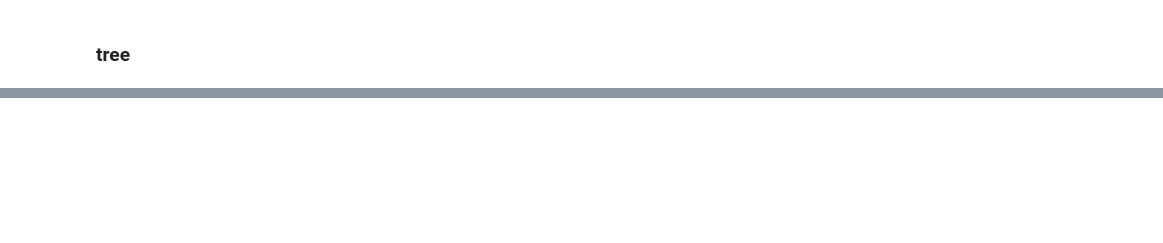
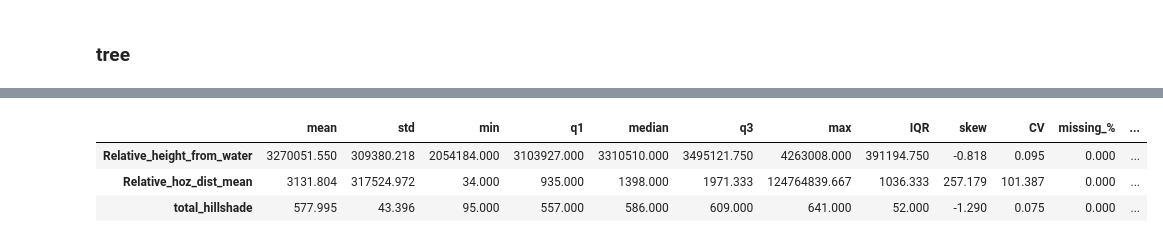
Before and after one commit to JamieSH03/ML-assing-2, a Jupyter notebook: Assingment2.2.ipynb, the cells around one changed output, grey strips where cells are left out. Cells and saved outputs as stored; diff of their text form; code cells hidden in the pictures; blank space fills up the shorter version.

```diff
--- a/Assingment2.2.ipynb
+++ b/Assingment2.2.ipynb
@@ -289,0 +403,83 @@ test_tree(pca_X_smote,pca_y_smote)
+# %%
+import numpy as np
+import pandas as pd
+from scipy.stats import skew
+from sklearn.feature_selection import f_classif, mutual_info_classif
+
+# ---- 1) Configure your engineered features here ----
+eng_cols = [
+    "Relative_hoz_dist_mean",
+    "total_hillshade",
+    "Relative_height_from_water",
+]
+
+# df = your original frame, df_eng = engineered columns frame with the cols above
+# y should be a 1D array/Series of your class labels (same index as df/df_eng)
+
+def summarize_engineered_features(df_eng: pd.DataFrame, y: pd.Series, eng_cols: list):
+    """Return a tidy summary table comparing engineered features:
+       descriptives + ANOVA F + Mutual Information vs multiclass target y.
+    """
+    # Keep numeric only (coerce junk to NaN)
+    X = df_eng[eng_cols].apply(pd.to_numeric, errors="coerce")
+
+    # Descriptive statistics
+    desc = pd.DataFrame(index=eng_cols)
+    desc["count"]     = X.notna().sum()
+    desc["missing_%"] = (1 - X.notna().mean()) * 100
+    desc["mean"]      = X.mean()
+    desc["std"]       = X.std(ddof=1)
+    desc["min"]       = X.min()
+    desc["q1"]        = X.quantile(0.25)
+    desc["median"]    = X.quantile(0.50)
+    desc["q3"]        = X.quantile(0.75)
+    desc["max"]       = X.max()
+    desc["IQR"]       = desc["q3"] - desc["q1"]
+    # robust skew (ignore NaN)
+    desc["skew"]      = X.apply(lambda s: skew(s.dropna(), bias=False) if s.dropna().size > 2 else np.nan)
+    # coefficient of variation (avoid div by zero)
+    desc["CV"]        = desc["std"] / desc["mean"].replace({0: np.nan})
+
+    # Predictive signal (align y, drop rows with any NaN in X)
+    mask = X.notna().all(axis=1) & pd.notna(y)
+    X_clean = X.loc[mask, :]
+    y_clean = y.loc[mask]
+
+    # ANOVA F (needs finite)
+    F_vals, p_vals = f_classif(X_clean.values, y_clean.values)
+    mi_vals = mutual_info_classif(X_clean.values, y_clean.values, discrete_features=False, random_state=42)
+
+    desc["ANOVA_F"] = pd.Series(F_vals, index=eng_cols)
+    desc["ANOVA_p"] = pd.Series(p_vals, index=eng_cols)
+    desc["MI"]      = pd.Series(mi_vals, index=eng_cols)
+
+    # Order columns nicely
+    cols = [
+        "mean","std","min","q1","median","q3","max","IQR","skew","CV","missing_%","ANOVA_F","ANOVA_p","MI","count"
+    ]
+    return desc[cols].sort_values("MI", ascending=False)
+
+def per_class_means(df_eng: pd.DataFrame, y: pd.Series, eng_cols: list):
+    """Return per-class means for engineered features (rows=class, cols=features)."""
+    tmp = df_eng[eng_cols].copy()
+    tmp["__y__"] = y
+    return tmp.groupby("__y__")[eng_cols].mean().sort_index()
+
+# --- Helper: pretty formatting for display in the notebook ---
+def format_table(df_summary: pd.DataFrame, float_fmt="{:.3f}"):
+    fmt = df_summary.copy()
+    for c in fmt.columns:
+        if pd.api.types.is_float_dtype(fmt[c]):
+            fmt[c] = fmt[c].map(lambda v: float_fmt.format(v) if pd.notna(v) else "")
+    return fmt
+
+summary = summarize_engineered_features(df_eng, y, eng_cols)
+display(format_table(summary))          # main table (sortable in Jupyter if you use DataFrame explorer)
+
+class_means = per_class_means(df_eng, y, eng_cols)
+display(format_table(class_means))
+# %% [output]
+|  | mean | std | min | q1 | median | q3 | max | IQR | skew | CV | missing_% | ... |
+| Relative_height_from_water | 3270051.550 | 309380.218 | 2054184.000 | 3103927.000 | 3310510.000 | 3495121.750 | 4263008.000 | 391194.750 | -0.818 | 0.095 | 0.000 | ... |
+| Relative_hoz_dist_mean | 3131.804 | 317524.972 | 34.000 | 935.000 | 1398.000 | 1971.333 | 124764839.667 | 1036.333 | 257.179 | 101.387 | 0.000 | ... |
+| total_hillshade | 577.995 | 43.396 | 95.000 | 557.000 | 586.000 | 609.000 | 641.000 | 52.000 | -1.290 | 0.075 | 0.000 | ... |
```
Also changed, not shown: parts of 25 cells of this notebook, 1 other file.
